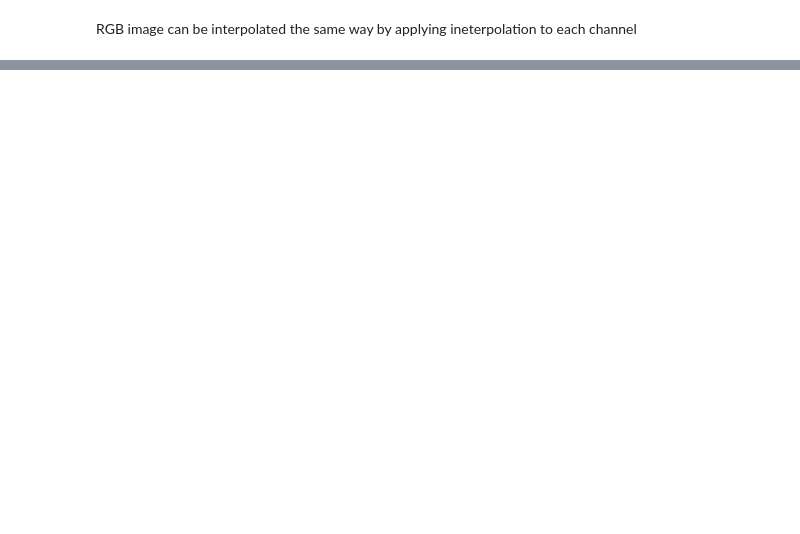
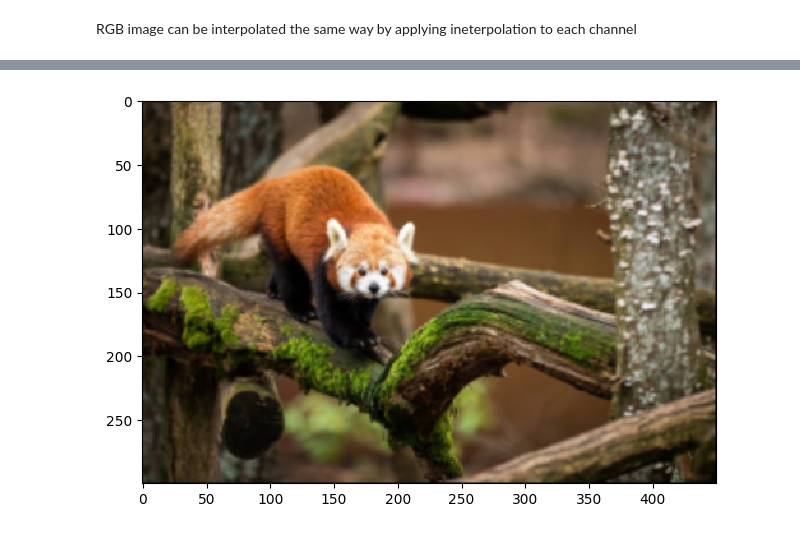
Before and after one commit to kzajac97/machine-vision, a Jupyter notebook: classes/interpolation/image-interpolation.ipynb, the cells around one changed output, grey strips where cells are left out. Cells and saved outputs as stored; diff of their text form; code cells hidden in the pictures; blank space fills up the shorter version.

```diff
--- a/classes/interpolation/image-interpolation.ipynb
+++ b/classes/interpolation/image-interpolation.ipynb
@@ -79,0 +101,19 @@ _ = io.imshow(color_upsampled_image)
+# %%
+def ratio_to_fraction(ratio: float) -> tuple[int, int]:
+    """Returns denominator and numerator from any float"""
+    frac = fractions.Fraction(ratio).limit_denominator()
+    return frac.numerator, frac.denominator
+# %%
+def scale(image: NDArray, ratio: float, kernel: callable) -> NDArray:
+    """Scales given image with non-integer ration and given interpolation kernel"""
+    upscale, downscale = ratio_to_fraction(ratio)  # upscale and downscale sizes
+    color = True if image.ndim == 3 else False
+
+    if color:
+        image = rgb_image_interpolate(image, kernel=kernel, ratio=upscale)
+        image = rgb_downsample(image, kernel_size=downscale)
+    else:
+        image = image_interpolate(image, kernel=kernel, ratio=upscale)
+        image = downsample(image, kernel_size=downscale)
+
+    return image
@@ -79,0 +123,5 @@ _ = io.imshow(color_upsampled_image)
+# %%
+%%time
+
+scaled = scale(image, ratio=1.5, kernel=kernels.linear_kernel)
+scaled.shape
@@ -79,0 +136,4 @@ _ = io.imshow(color_upsampled_image)
+# %%
+_ = io.imshow(scaled)
+# %% [output]
+[figure, added]
```
Also changed, not shown: parts of 14 cells of this notebook.
